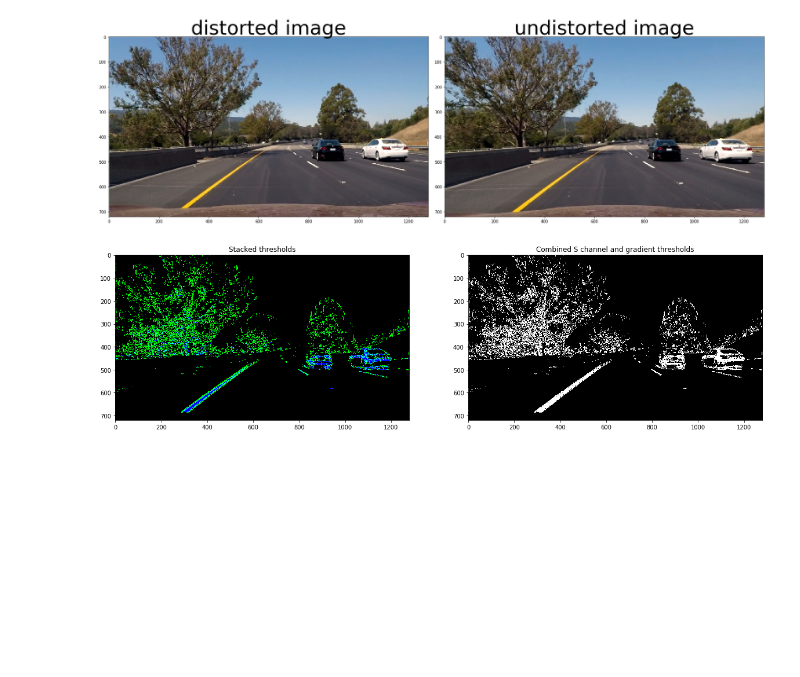
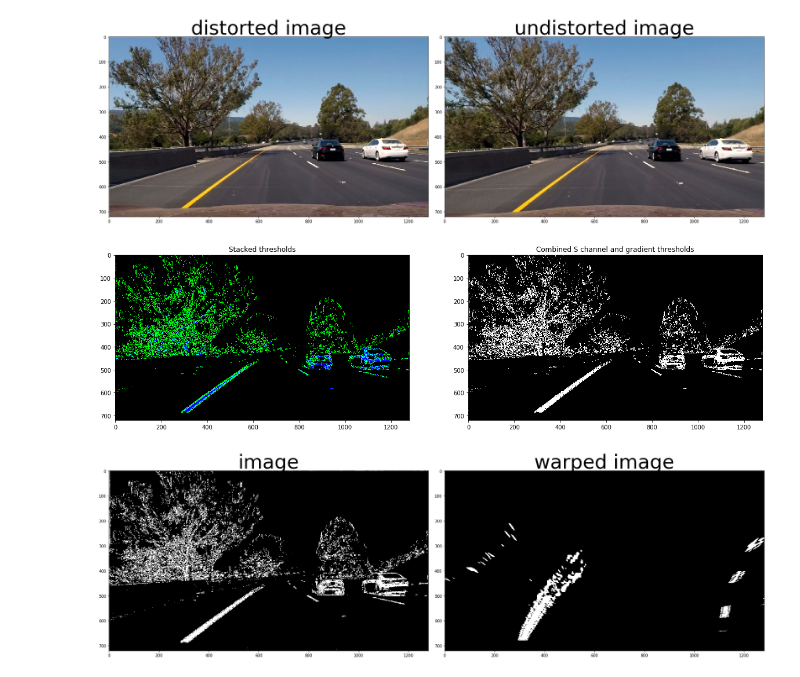
Before and after one commit to magedhassan/CarND-Advanced-Lane-Lines, a Jupyter notebook: advanced-lane-lines.ipynb, the cells around one changed output. Drawn from its saved outputs; the diff is of its cells as text; code cells hidden in the pictures; blank space fills up the shorter version.

Commit message:
Transform image perspective to bird-view

```diff
--- a/advanced-lane-lines.ipynb
+++ b/advanced-lane-lines.ipynb
@@ -151,6 +168,7 @@ def thresholding(img, grad_to='gray', thresh=(20,100), s_thresh=(170,255)):
 
     ax2.set_title('Combined S channel and gradient thresholds')
     ax2.imshow(combined_binary, cmap='gray')
+    return combined_binary
 
 # call the function thresholding()
 thresholding(im, grad_to='gray', thresh=(20,100), s_thresh=(170,255))
@@ -212,3 +188,22 @@ def corners_unwarp(img, nx, ny, mtx, dist):
+# %%
+def change_prespective(img, src, dst):
+
+    img_size = (img.shape[1], img.shape[0])
+
+    # use cv2.getPerspectiveTransform() to get M, the transform matrix
+    M = cv2.getPerspectiveTransform(src, dst)
+
+    # use cv2.warpPerspective() to warp your image to a top-down view
+    warped = cv2.warpPerspective(img, M, img_size, flags=cv2.INTER_LINEAR)
+
+    f, (ax1, ax2) = plt.subplots(1, 2, figsize=(24, 9))
+    f.tight_layout()
+    ax1.imshow(img, cmap='gray')
+    ax1.set_title('image', fontsize=50)
+    ax2.imshow(warped, cmap='gray')
+    ax2.set_title('warped image', fontsize=50)
+
+    return warped, M
 # %% [markdown]
 # Test Pipeline on images
 # %% [markdown]
@@ -237,6 +232,6 @@ undistorted_image = undistort_image(img, mtx, dist)
 [figure]
 # %%
 # thresholding()
-thresholding(img, grad_to='s', thresh=(20,100), s_thresh=(170,255))
+combined_binary = thresholding(img, grad_to='s', thresh=(20,100), s_thresh=(170,255))
 # %% [output]
 [figure]
@@ -244,0 +238,7 @@ thresholding(img, grad_to='s', thresh=(20,100), s_thresh=(170,255))
+# %%
+# change_prespective()
+src = np.float32([[285,677], [551,478], [736,478], [1044,677]])
+dst = np.float32([[285,677], [285,478], [1044,478], [1044,677]])
+top_down, perspective_M = change_prespective(combined_binary, src, dst)
+# %% [output]
+[figure, added]
```
Also changed, not shown: parts of 5 cells of this notebook.
